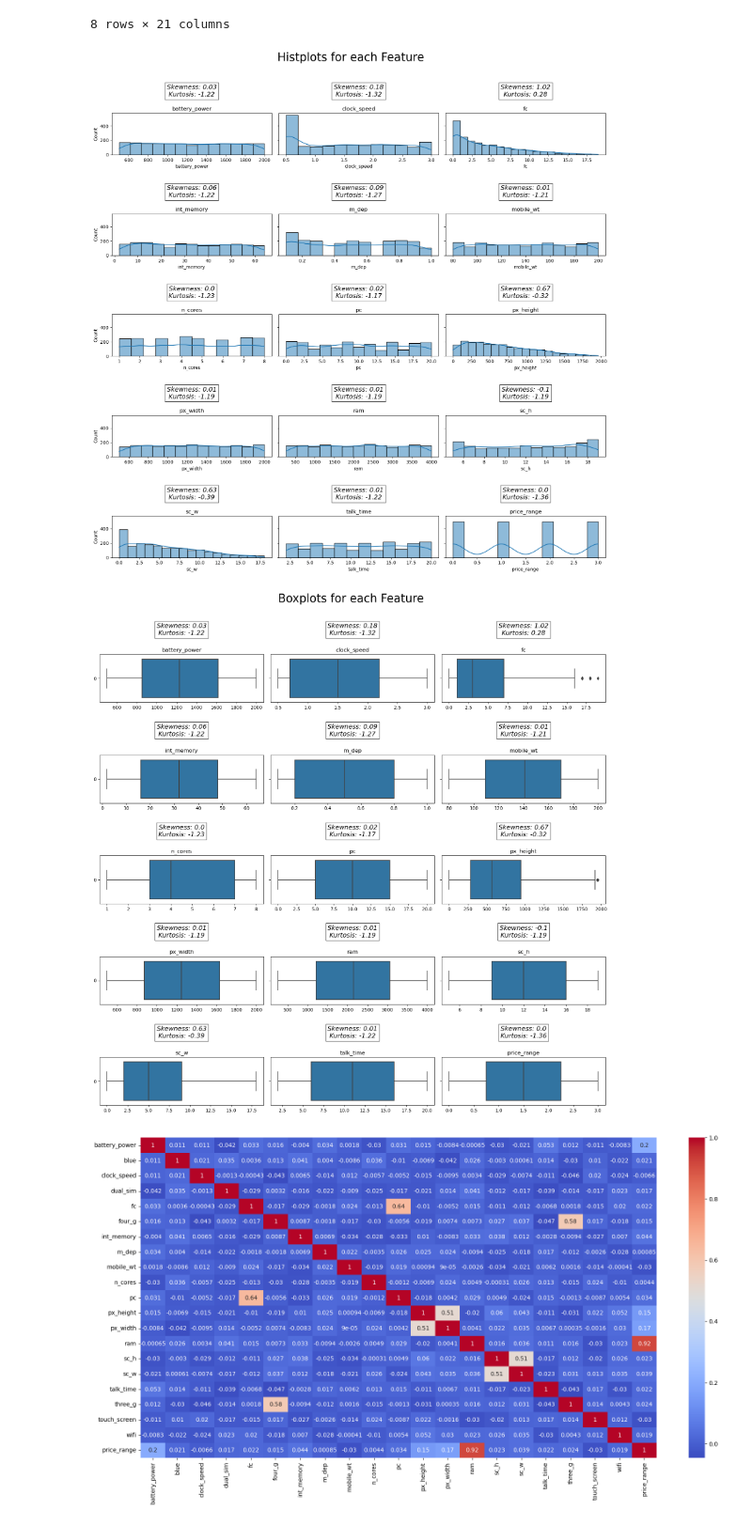
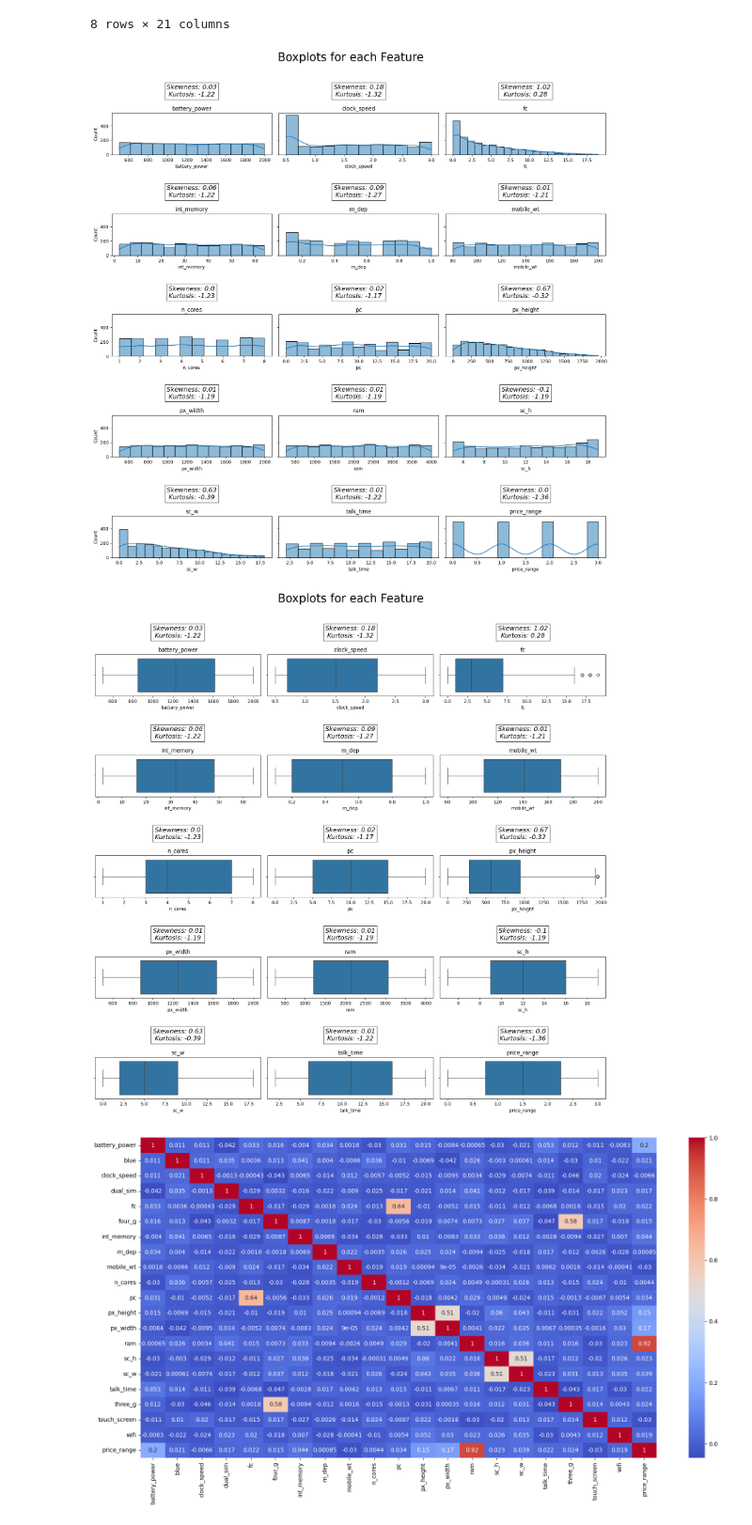
Before and after one commit to omarlila/Data-Science-Tools-project, a Jupyter notebook: Data science tools project.ipynb, the cells around one changed output. Shown at 94% size. Saved outputs shown, nothing was run; the diff lists cells and outputs as text; code cells hidden in the pictures.

```diff
--- a/Data science tools project.ipynb
+++ b/Data science tools project.ipynb
@@ -112,12 +75,50 @@ mds.describe()
 | max | 1998.000000 | 1.0000 | 3.000000 | 1.000000 | 19.000000 | 1.000000 | 64.000000 | 1.000000 | 200.000000 | ... |
 8 rows × 21 columns
 # %%
+def plot(dataset, include_columns=None, exclude_columns=None,box= False ,hist=False, rows=1, cols=1, suptitle=''):
+    if include_columns:
+        columns_list = include_columns
+    elif exclude_columns:
+        columns_list = [col for col in dataset.columns if col not in exclude_columns]
+    else:
+        columns_list = list(dataset.columns)
+
+    fig, axs = plt.subplots(rows, cols, sharey=True, figsize=(16, 16))
+    fig.suptitle(suptitle, y=1, size=25)
+    axs = axs.flatten()
+
+
+    for i, data in enumerate(columns_list):
+        if box == True:
+            sns.boxplot(data=dataset[data], orient='h', ax=axs[i])
+        elif hist == True:
+            sns.histplot(dataset[data], ax=axs[i], kde =True)
+
+        skewness = dataset[data].skew(skipna=True)
+        kurtosis = dataset[data].kurt(skipna=True)
+
+        axs[i].set_title(data)
+
+        axs[i].text(
+            0.5, 1.4,
+            f'Skewness: {round(skewness, 2)}\nKurtosis: {round(kurtosis, 2)}',
+            transform=axs[i].transAxes,
+            ha='center',
+            fontsize=14,
+            color='black',
+            style='italic',
+            bbox={'facecolor': 'white', 'edgecolor': 'black', 'alpha': 0.8}
+        )
+
+    plt.tight_layout()
+    plt.show()
+
 exclude_columns = ['blue', 'dual_sim', 'four_g', 'three_g', 'wifi', 'touch_screen']
-plot(mds , exclude_columns=exclude_columns, hist=True , rows=5, cols=3, suptitle='Histplots for each Feature')
+plot(mds , exclude_columns=exclude_columns, hist=True , rows=5, cols=3, suptitle='Boxplots for each Feature')
 plot(mds , exclude_columns=exclude_columns, box=True , rows=5, cols=3, suptitle='Boxplots for each Feature')
 # %% [output]
 [figure]
-[figure, old version]
+[figure, new version]
 # %%
 plt.figure(figsize=(20, 10))
 correlation_matrix = mds.corr()
```
Also changed, not shown: parts of 31 cells of this notebook.
